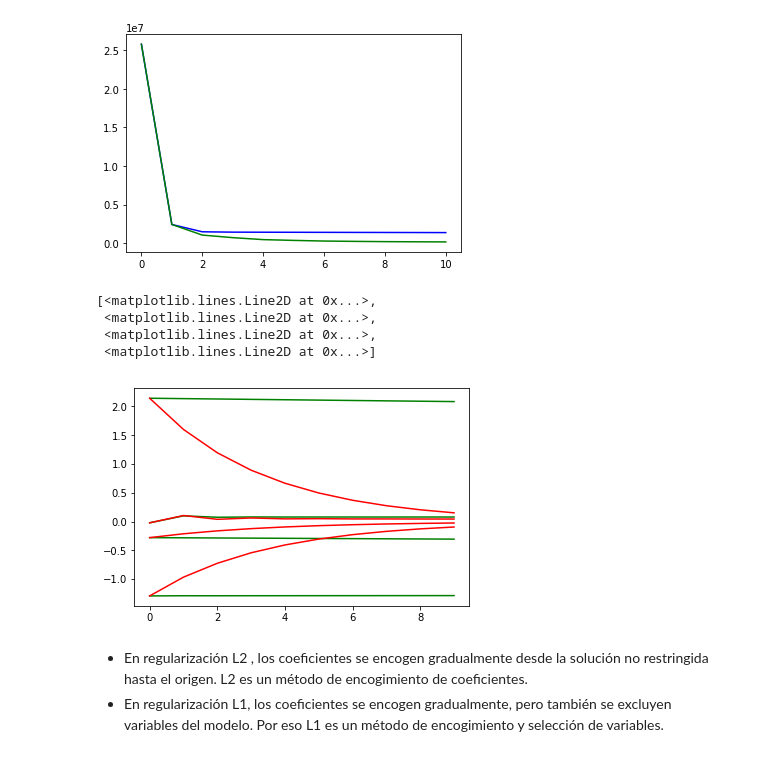
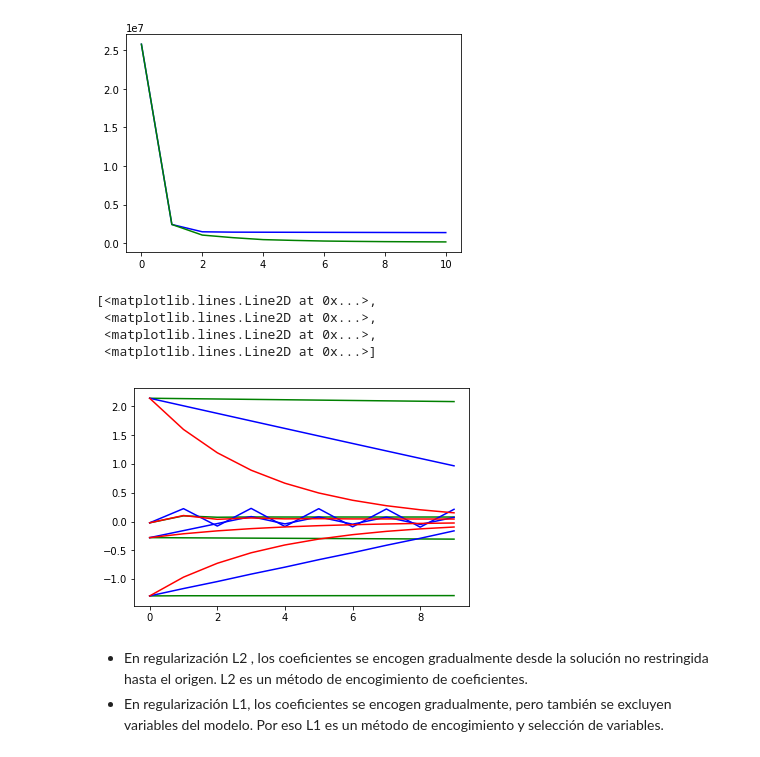
Before and after one commit to lpz-schoolofai/ISML2018, a Jupyter notebook: Week3/ISML-week3.2.ipynb, the cells around one changed output. Saved outputs shown, nothing was run; the diff lists cells and outputs as text; code cells hidden in the pictures.

```diff
--- a/Week3/ISML-week3.2.ipynb
+++ b/Week3/ISML-week3.2.ipynb
@@ -349,7 +349,7 @@ def costFunc_L1(X,Y,Theta_gd, lam= 10):
     y el gradiende de la regresión lineal
     """
     J = (1/2*Y.shape[0])*((X@Theta_gd - Y).T@(X@Theta_gd - Y))
-    J_grad = (1/Y.shape[0])*(X.T@(X@Theta_gd-Y)) + (lam/(2*Y.shape[0]))
+    J_grad = (1/Y.shape[0])*(X.T@(X@Theta_gd-Y)) + (lam/(2*Y.shape[0]))*(Theta_gd/abs(Theta_gd))
     return J, J_grad
 # %%
 costFunc_L1(X,Y,Theta_gd)
@@ -465,14 +465,14 @@ print(reg_lin_Mat(X,Y))
 [figure]
 # %%
 plt.plot(histT, c="g")
-#plt.plot(histT_L1, c="b")
+plt.plot(histT_L1, c="b")
 plt.plot(histT_L2, c="r")
 # %% [output]
 [<matplotlib.lines.Line2D at 0x...>,
  <matplotlib.lines.Line2D at 0x...>,
  <matplotlib.lines.Line2D at 0x...>,
  <matplotlib.lines.Line2D at 0x...>]
-[figure, old version]
+[figure, new version]
 # %% [markdown]
 * En regularización L2 , los coeficientes se encogen gradualmente desde la solución no restringida hasta el origen. L2 es un método de encogimiento de coeficientes.
 * En regularización L1, los coeficientes se encogen gradualmente, pero también se excluyen variables del modelo. Por eso L1 es un método de encogimiento y selección de variables.
```
Also changed, not shown: parts of 5 cells of this notebook.
